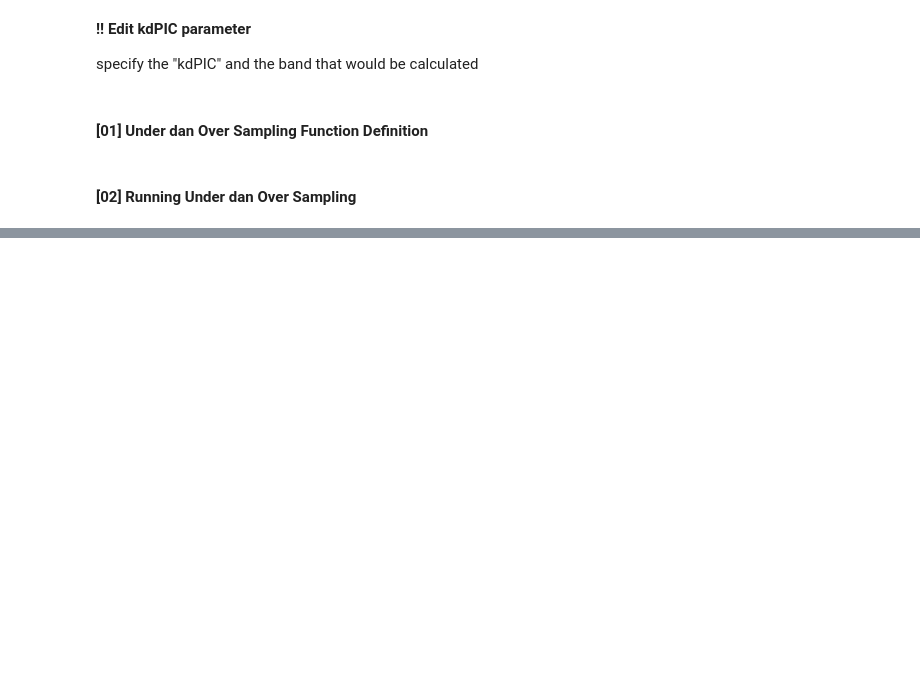
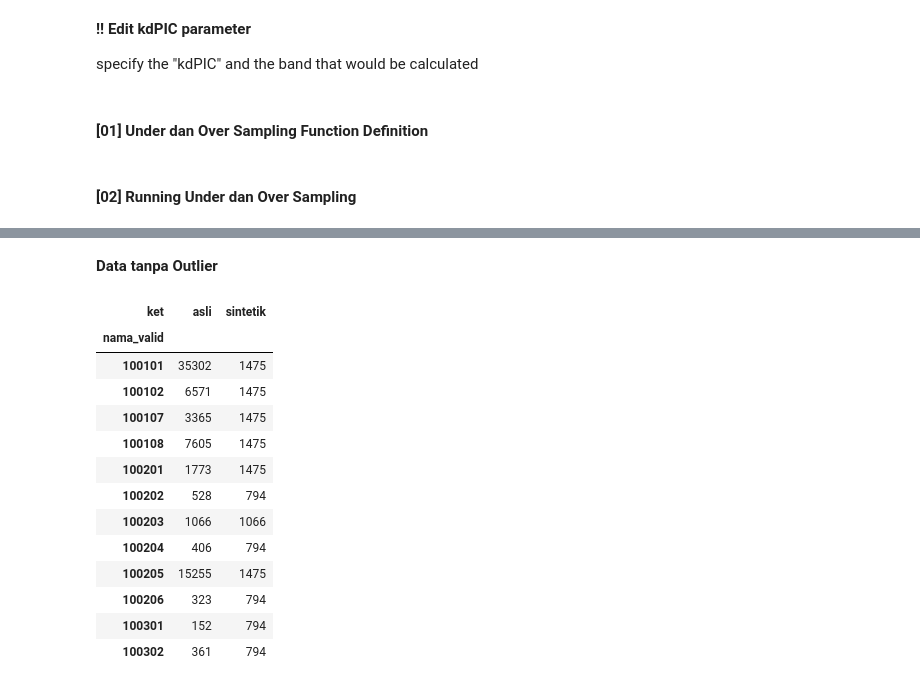
Before and after one commit to achmfirmansyah/MLST2023, a Jupyter notebook: 03_Data Preparation #3 [Over_and_Under_Sampling].ipynb, the cells around one changed output, grey strips where cells are left out. Saved outputs shown, nothing was run; the diff lists cells and outputs as text; code cells hidden in the pictures; blank space fills up the shorter version.

```diff
--- a/03_Data Preparation #3 [Over_and_Under_Sampling].ipynb
+++ b/03_Data Preparation #3 [Over_and_Under_Sampling].ipynb
@@ -151,0 +140,20 @@ ValueError: min() arg is an empty sequence
+# %% [markdown]
+**Data tanpa Outlier**
+# %%
+pd.pivot_table(df_all_no_outlier, values='B1_p15', index='nama_valid', columns='ket',
+               aggfunc='count')
+# %% [output]
+| ket | asli | sintetik |
+| nama_valid |  |  |
+| 100101 | 35302 | 1475 |
+| 100102 | 6571 | 1475 |
+| 100107 | 3365 | 1475 |
+| 100108 | 7605 | 1475 |
+| 100201 | 1773 | 1475 |
+| 100202 | 528 | 794 |
+| 100203 | 1066 | 1066 |
+| 100204 | 406 | 794 |
+| 100205 | 15255 | 1475 |
+| 100206 | 323 | 794 |
+| 100301 | 152 | 794 |
+| 100302 | 361 | 794 |
```
Also changed, not shown: parts of 12 cells of this notebook, 6 other files.
